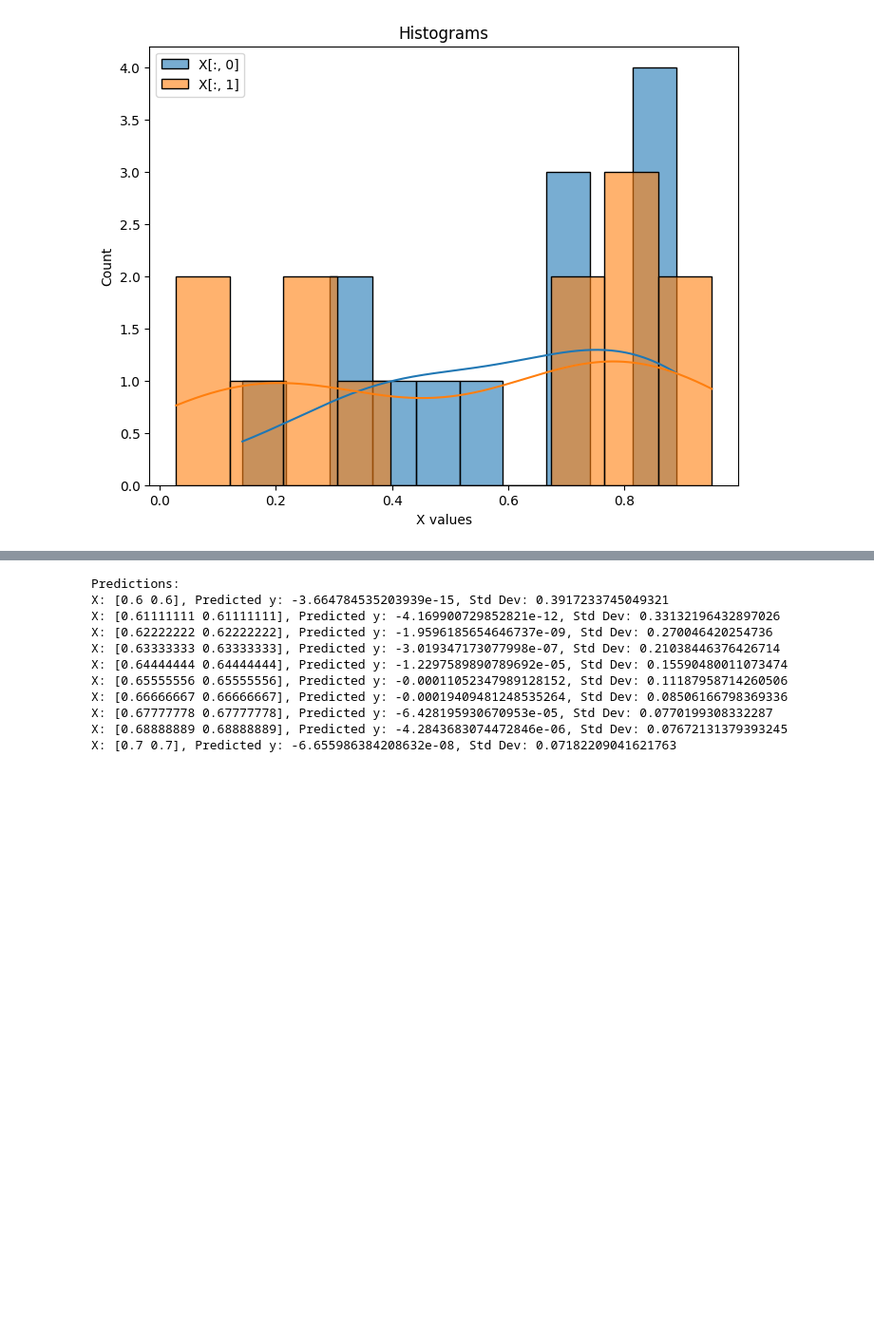
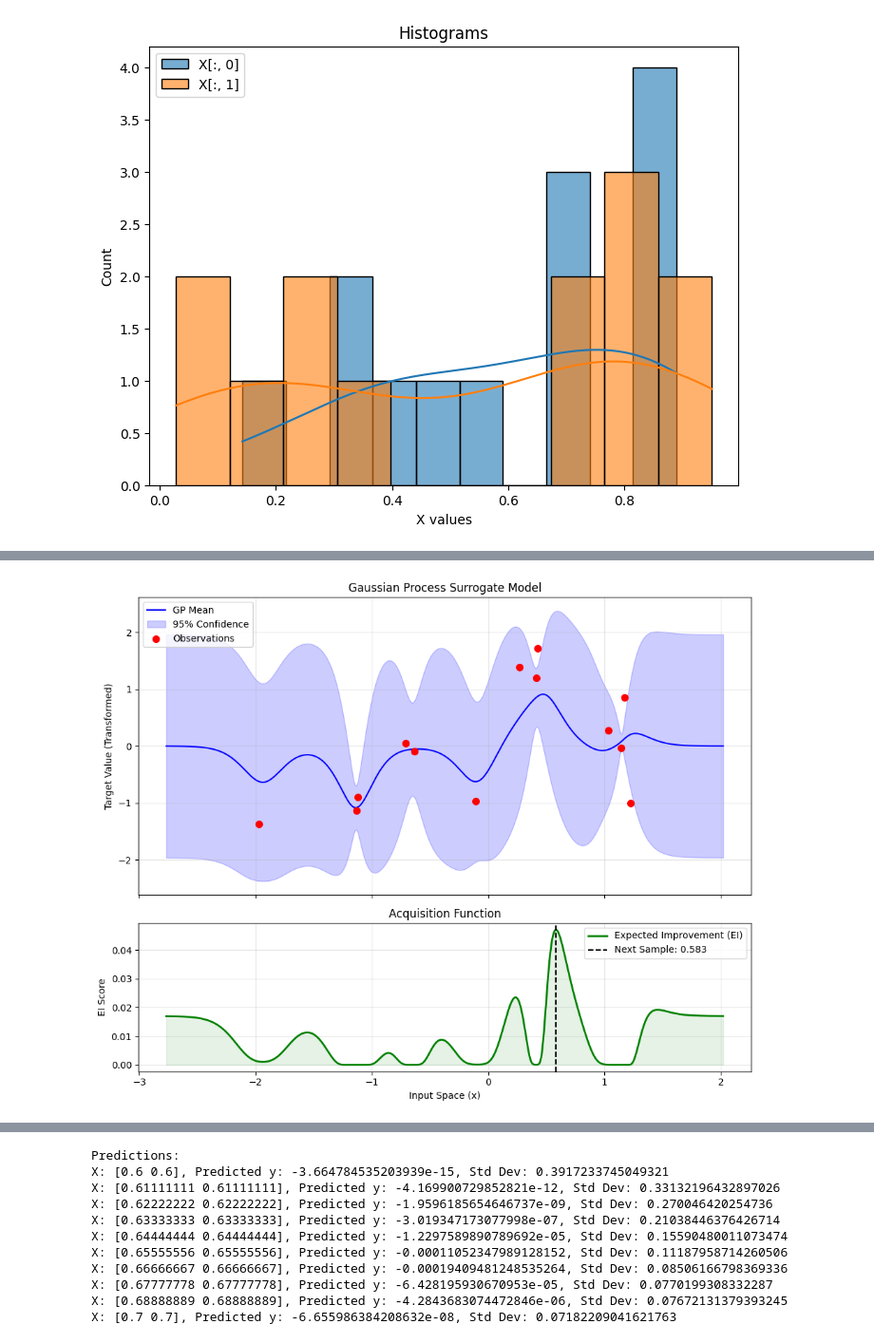
Before and after one commit to ja-michel/capstone_imperial_ml_ai, a Jupyter notebook: notebooks/w1/f2.ipynb, the cells around one changed output, grey strips where cells are left out. Shown at 95% size. Cells and saved outputs as stored; diff of their text form; code cells hidden in the pictures; blank space fills up the shorter version.

```diff
--- a/notebooks/w1/f2.ipynb
+++ b/notebooks/w1/f2.ipynb
@@ -89,0 +187,19 @@ PlotUtils.scatter(X, y)
+# %%
+
+# 1. Identify the current best observation
+current_best_y = np.max(y_transformed)
+
+# 2. Define the bounds of your input space
+bounds = get_bounds(X_transformed)
+
+# 3. Ask the Acquisition Function where to drill next
+next_x_scaled = find_next_observation(model, current_best_y, bounds)
+
+print(f"Best next observation at {next_x_scaled} (scaled)")
+
+# 4. UN-TRANSFORM X to get the real coordinates for the competition
+real_next_x = x_scaler.inverse_transform(next_x_scaled)
+print(f"Best next observation at {real_next_x} (real)")
+
+predicted_y, predicted_std = predict(real_next_x)
+print(f"Predicted y: {predicted_y}, with std dev: {predicted_std}")
@@ -89,0 +289,69 @@ PlotUtils.scatter(X, y)
+# %%
+def plot_bayesian_optimization(model, X_train, y_train, bounds):
+    """
+    Plots the GP model (Top) and Acquisition Function (Bottom).
+
+    Args:
+        model: The trained GaussianProcessRegressor
+        X_train: The raw input data (scaled internally for prediction if needed)
+        y_train: The raw output data (log-transformed internally)
+        bounds: The limits of the search space [(min, max), ...]
+        dim: The dimension to plot (0 or 1 for 2D inputs)
+    """
+
+    # A. Create a grid of points to plot the smooth lines
+    x_grid = np.array(np.meshgrid(*[np.linspace(b[0], b[1], 1000) for b in bounds])).T.reshape(-1,2)
+    x_grid = np.sort(x_grid, axis=0)
+
+    # B. Get Model Predictions (Mean & Uncertainty) on the grid
+    # Note: These predictions are in "Transformed Space" (Log-Scaled)
+    mu, sigma = model.predict(x_grid, return_std=True)
+
+    # C. Calculate Acquisition Function (EI) on the grid
+    # We look for improvement over the best CURRENT observed value
+    y_best_current = np.max(model.y_train_)
+    ei = expected_improvement(x_grid, model, y_best_current)
+
+    # --- D. PLOTTING ---
+    fig, axes = plt.subplots(2, 1, figsize=(10, 8), sharex=True, gridspec_kw={'height_ratios': [2, 1]})
+
+    # Top Plot: The Surrogate Model
+    ax1 = axes[0]
+    ax1.plot(x_grid[:,0], mu, 'b-', label='GP Mean')
+    ax1.fill_between(x_grid[:,0],
+                     mu - 1.96 * sigma,
+                     mu + 1.96 * sigma,
+                     alpha=0.2,
+                     color='blue',
+                     label='95% Confidence')
+
+    # Plot the actual data points (training data)
+    ax1.scatter(X_train[:,0], y_train, c='red', s=50, zorder=10, label='Observations')
+
+    ax1.set_title("Gaussian Process Surrogate Model")
+    ax1.set_ylabel("Target Value (Transformed)")
+    ax1.legend(loc='upper left')
+    ax1.grid(True, alpha=0.3)
+
+    # Bottom Plot: The Acquisition Function
+    ax2 = axes[1]
+    ax2.plot(x_grid[:,0], ei, 'g-', linewidth=2, label='Expected Improvement (EI)')
+    ax2.fill_between(x_grid[:,0], ei, 0, color='green', alpha=0.1)
+
+    # Highlight the next best point
+    next_x_idx = np.argmax(ei)
+    next_x = x_grid[next_x_idx]
+    ax2.axvline(next_x[0], color='k', linestyle='--', label=f'Next Sample: {next_x[0]:.3f}')
+
+    ax2.set_title("Acquisition Function")
+    ax2.set_xlabel("Input Space (x)")
+    ax2.set_ylabel("EI Score")
+    ax2.legend(loc='upper right')
+    ax2.grid(True, alpha=0.3)
+
+    plt.tight_layout()
+    plt.show()
+
+plot_bayesian_optimization(model, X_transformed, y_transformed, bounds)
+# %% [output]
+[figure, added]
```
Also changed, not shown: parts of 16 cells of this notebook.
